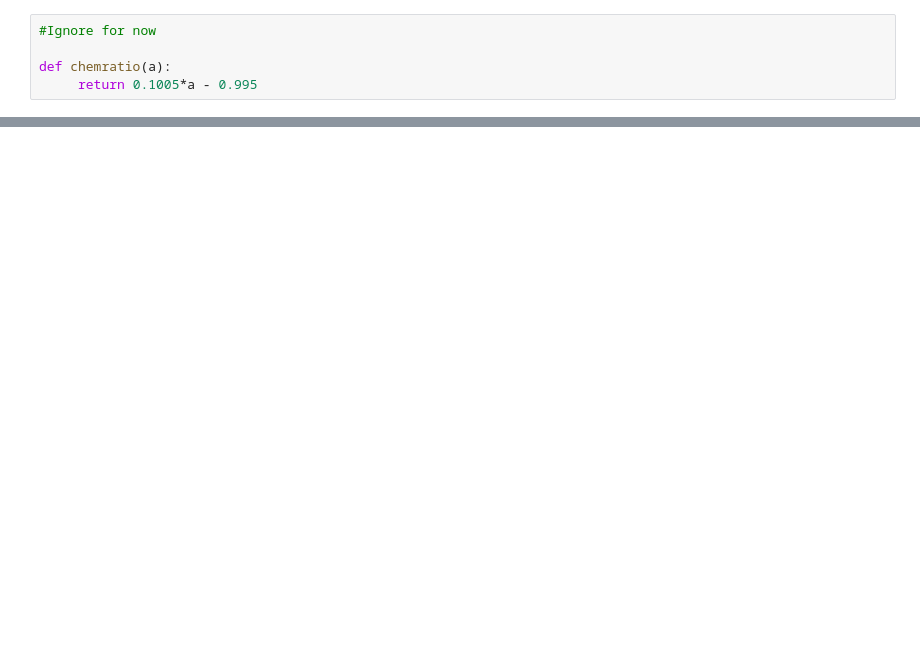
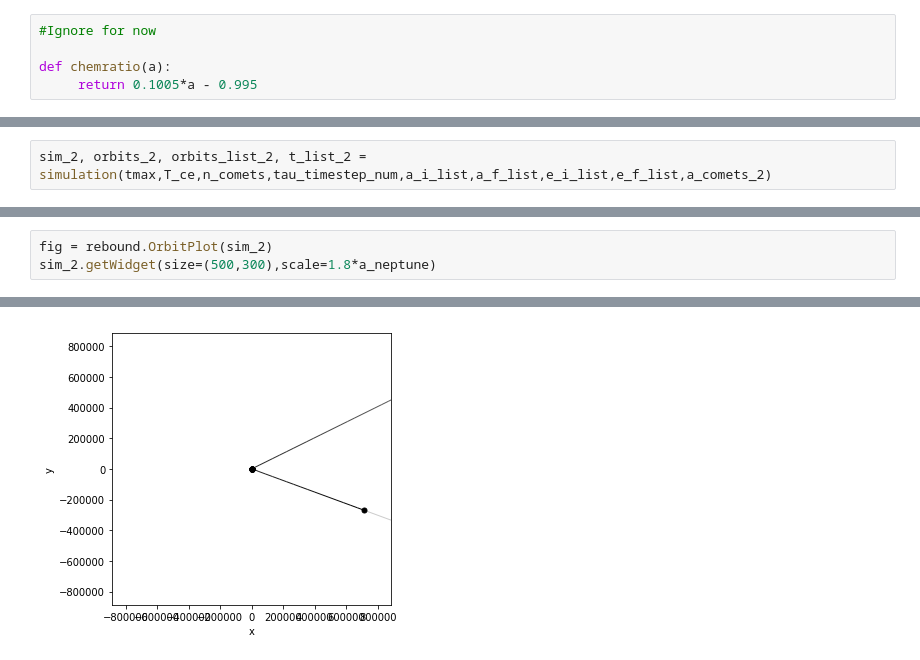
Before and after one commit to Michael-WC-Wong/Comets-Rebound-Sims, a Jupyter notebook: Simulation Code.ipynb, the cells around one changed output, grey strips where cells are left out. Cells and saved outputs as stored; diff of their text form; blank space fills up the shorter version.

```diff
--- a/Simulation Code.ipynb
+++ b/Simulation Code.ipynb
@@ -97,0 +245,2 @@ for orbit in orbits:
+# %%
+sim_2, orbits_2, orbits_list_2, t_list_2 = simulation(tmax,T_ce,n_comets,tau_timestep_num,a_i_list,a_f_list,e_i_list,e_f_list,a_comets_2)
@@ -101,0 +272,4 @@ sim.getWidget(size=(500,300),scale=1.8*a_neptune)
+# %%
+fig = rebound.OrbitPlot(sim_2)
+sim_2.getWidget(size=(500,300),scale=1.8*a_neptune)
+# %% [output]
@@ -101,0 +277 @@ sim.getWidget(size=(500,300),scale=1.8*a_neptune)
+[figure, added]
```
Also changed, not shown: parts of 18 cells of this notebook.
